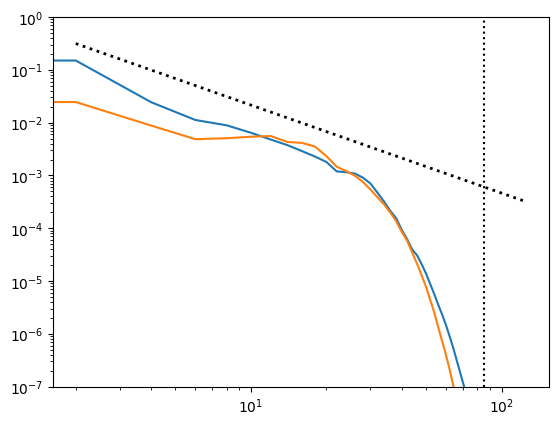
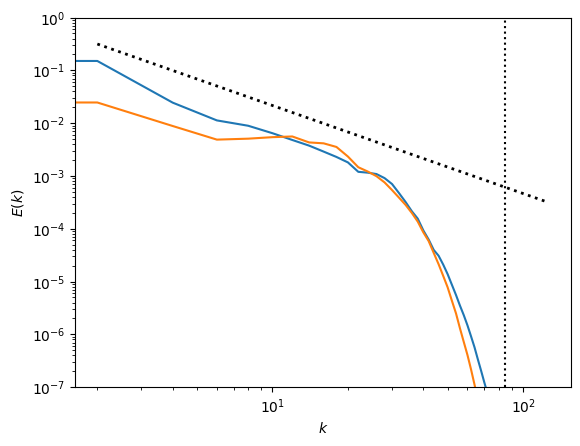
Unified diff of the notebook cell whose output changed from the first chart to the second:
--- before
+++ after
@@ -11,2 +11,4 @@
 plt.loglog(k,k**(-5.0/3.0),'k:',linewidth=2)
 plt.loglog([params.nx//3,params.nx//3],[1e-7,1],'k:')
+plt.xlabel(r'$k$')
+plt.ylabel(r'$E(k)$')

Commit: axis labels, lol